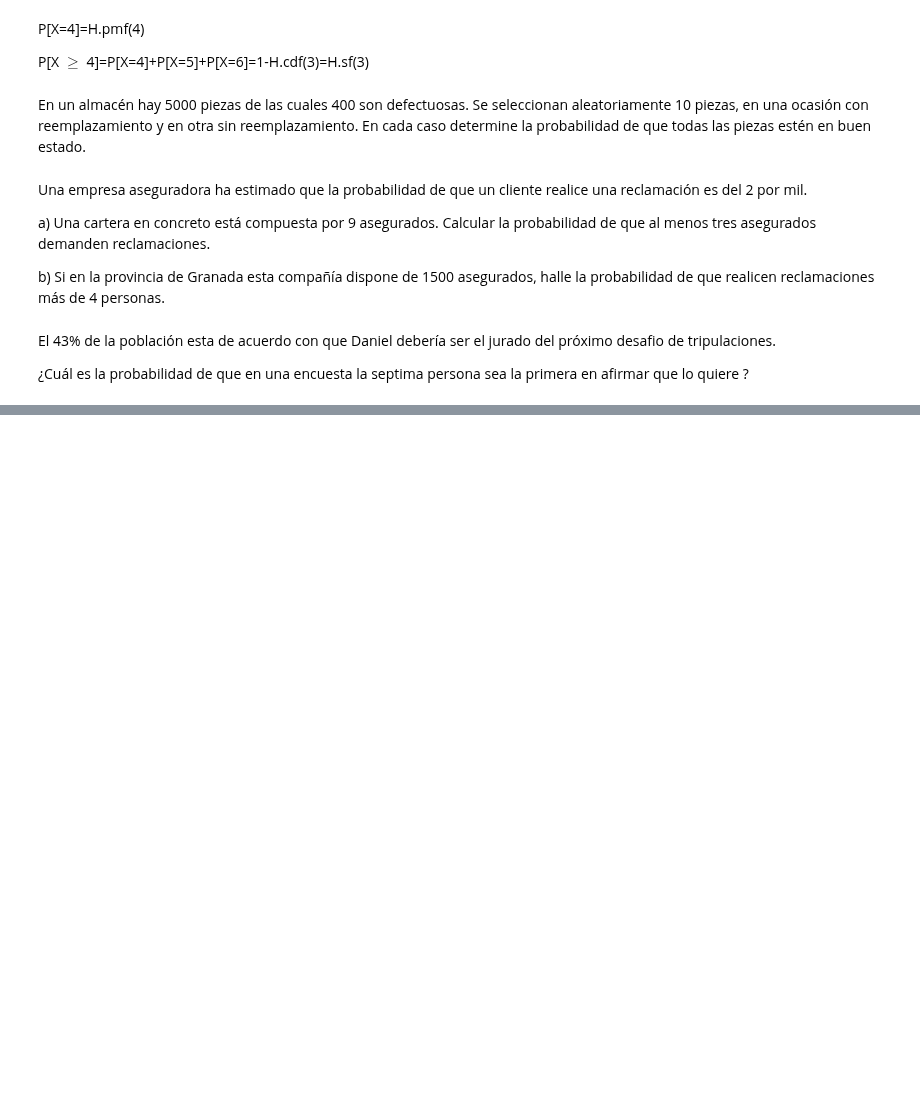
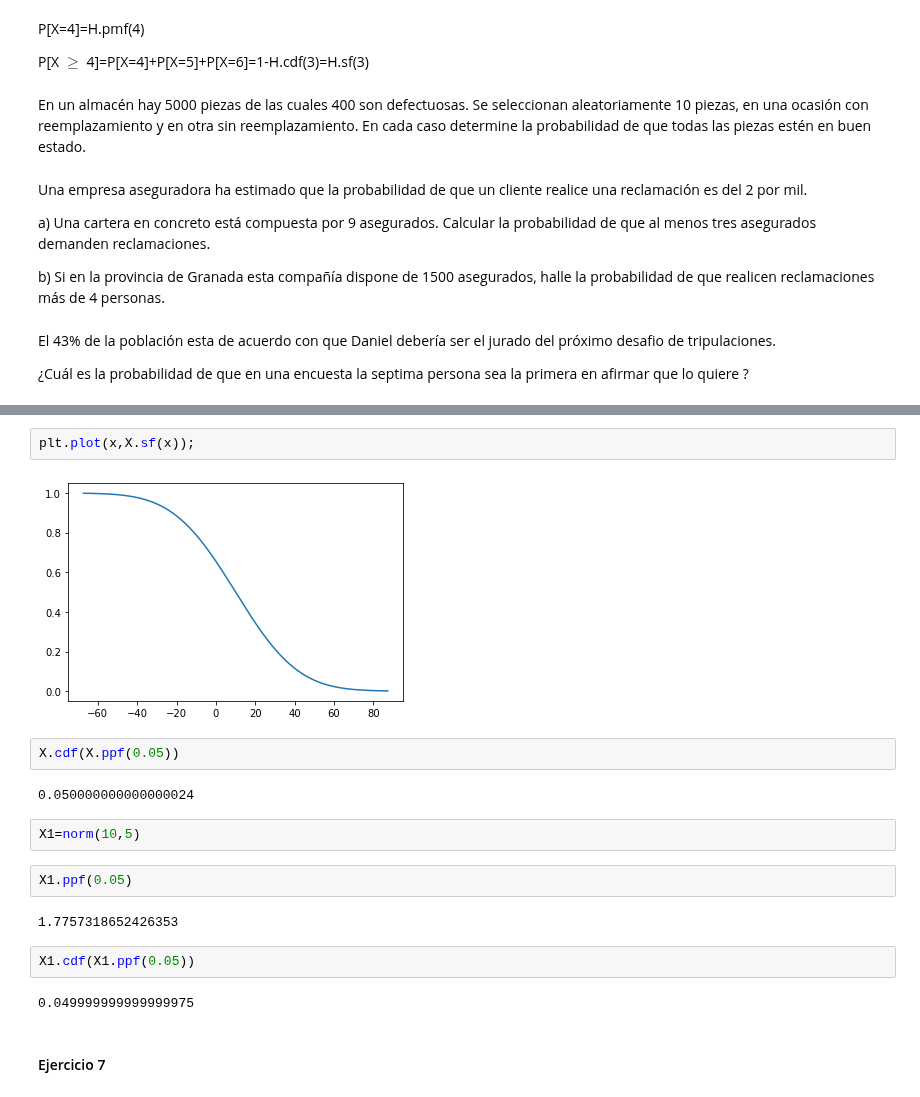
Before and after one commit to jsanz81/Bootcamp_Abril2023, a Jupyter notebook: 04_Estadística/4_Probabilidad/01_Distribuciones/Ejercicio.ipynb, the cells around one changed output, grey strips where cells are left out. Cells and saved outputs as stored; diff of their text form; blank space fills up the shorter version.

Commit message:
Ejercicios

```diff
--- a/04_Estadística/4_Probabilidad/01_Distribuciones/Ejercicio.ipynb
+++ b/04_Estadística/4_Probabilidad/01_Distribuciones/Ejercicio.ipynb
@@ -153,0 +196,20 @@ El 43% de la población esta de acuerdo con que Daniel debería ser el jurado de
+# %%
+plt.plot(x,X.sf(x));
+# %% [output]
+[figure, added]
+# %%
+X.cdf(X.ppf(0.05))
+# %% [output]
+0.050000000000000024
+# %%
+X1=norm(10,5)
+# %%
+X1.ppf(0.05)
+# %% [output]
+1.7757318652426353
+# %%
+X1.cdf(X1.ppf(0.05))
+# %% [output]
+0.049999999999999975
+# %% [markdown]
+#### Ejercicio 7
```
Also changed, not shown: parts of 19 cells of this notebook.
